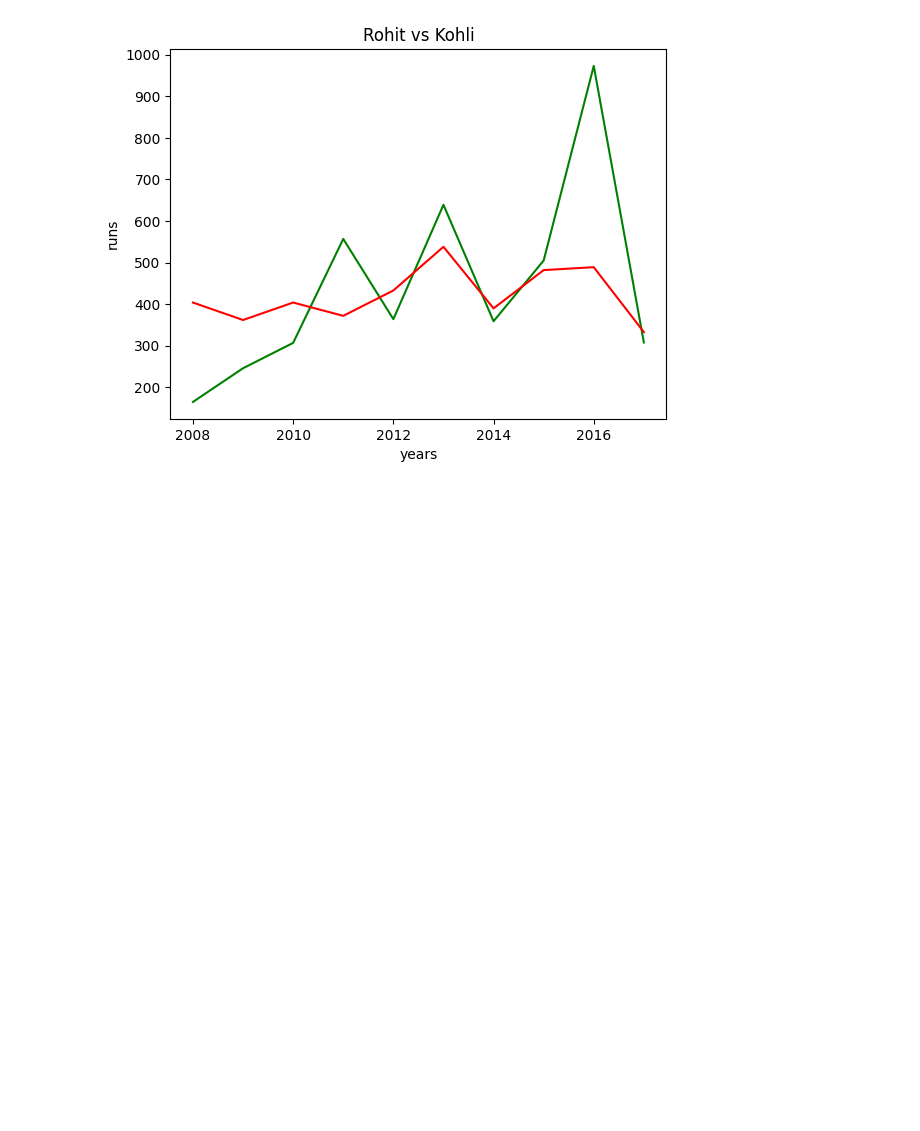
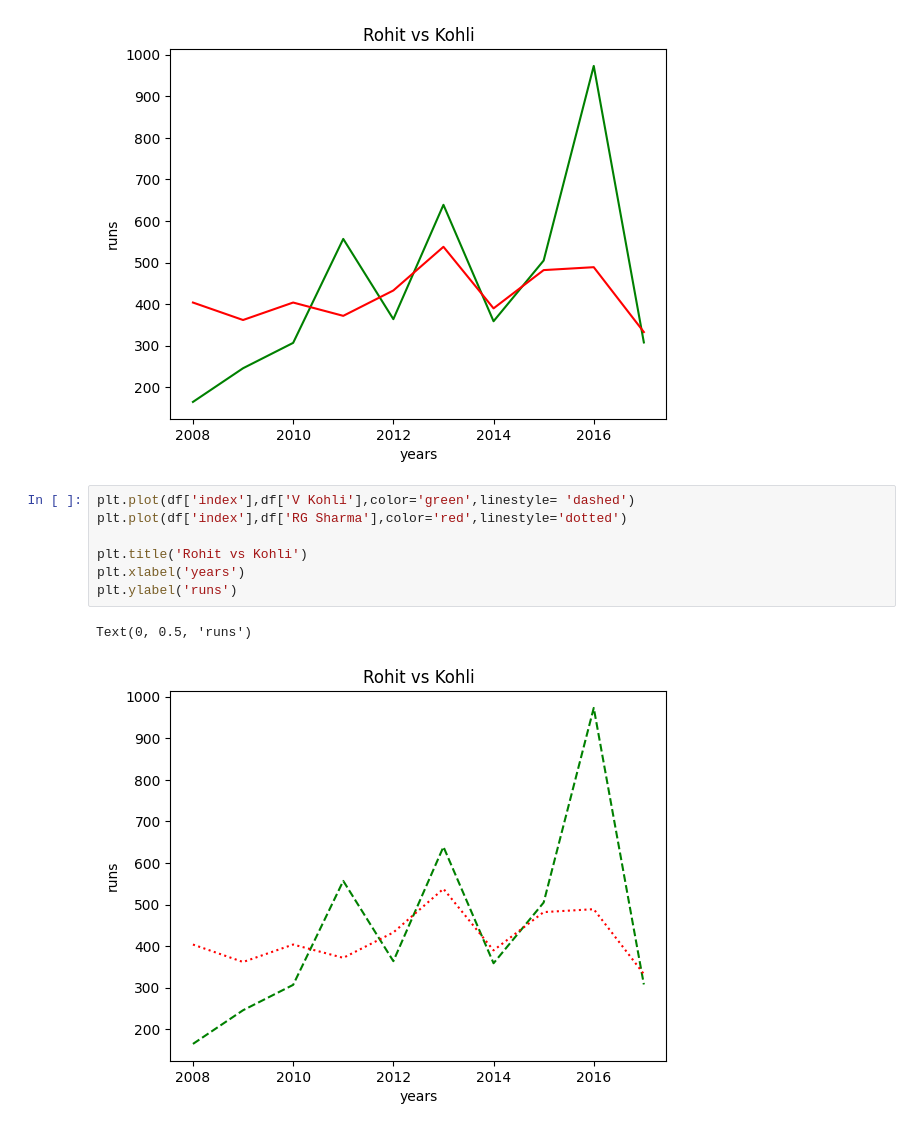
Before and after one commit to faisalkhan4k/Data-visualization, a Jupyter notebook: matplotlib.ipynb, the cells around one changed output. Drawn from its saved outputs; the diff is of its cells as text; blank space fills up the shorter version.

```diff
--- a/matplotlib.ipynb
+++ b/matplotlib.ipynb
@@ -32,3 +56,13 @@ plt.ylabel('runs')
 # %% [output]
 Text(0, 0.5, 'runs')
 [figure]
+# %%
+plt.plot(df['index'],df['V Kohli'],color='green',linestyle= 'dashed')
+plt.plot(df['index'],df['RG Sharma'],color='red',linestyle='dotted')
+
+plt.title('Rohit vs Kohli')
+plt.xlabel('years')
+plt.ylabel('runs')
+# %% [output]
+Text(0, 0.5, 'runs')
+[figure, added]
```
Also changed, not shown: parts of 47 cells of this notebook.
